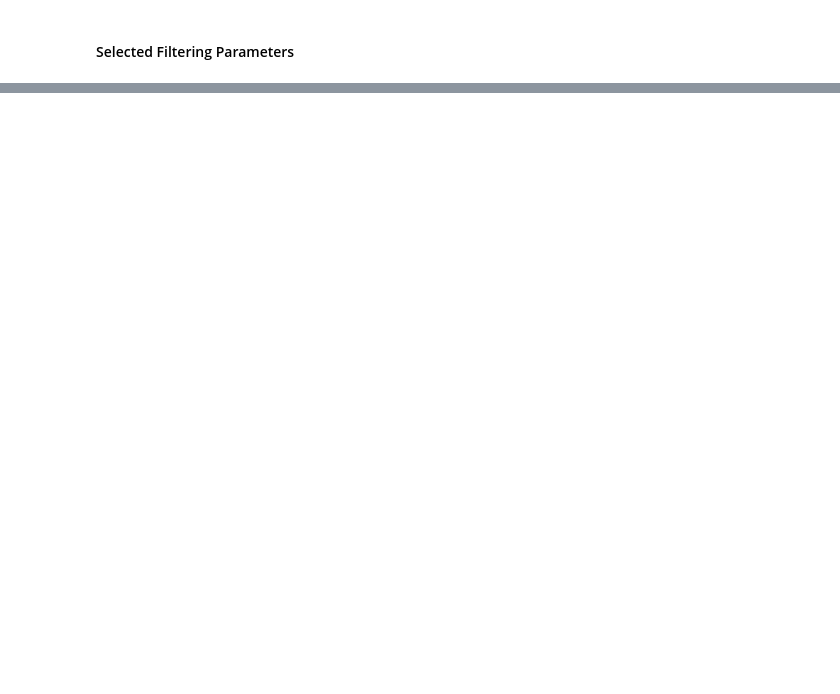
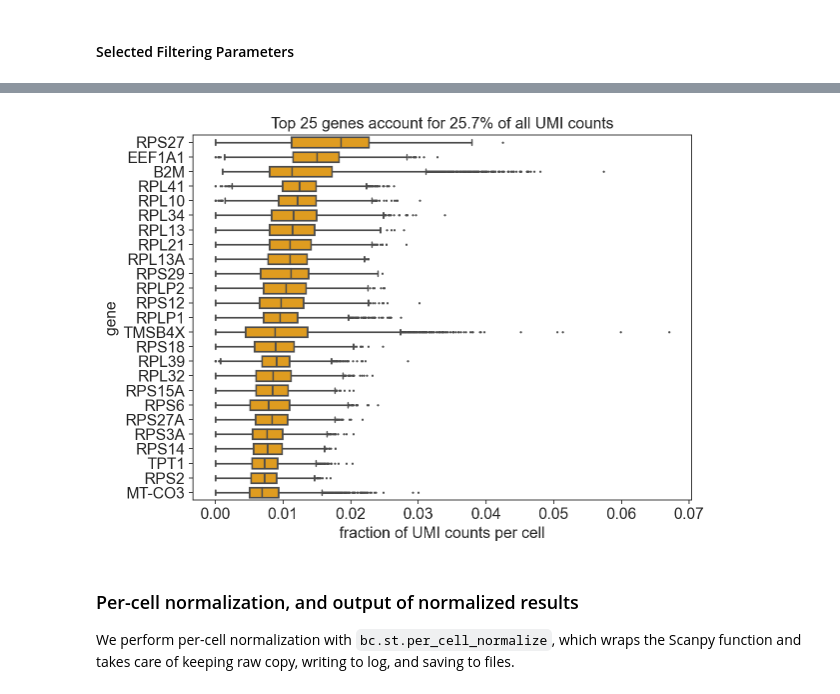
Before and after one commit to Accio/analysing-scRNAseq-with-scanpy-and-besca, a Jupyter notebook: guided-tour-to-BESCA-standard-workflow.ipynb, the cells around one changed output, grey strips where cells are left out. Cells and saved outputs as stored; diff of their text form; code cells hidden in the pictures; blank space fills up the shorter version.

```diff
--- a/guided-tour-to-BESCA-standard-workflow.ipynb
+++ b/guided-tour-to-BESCA-standard-workflow.ipynb
@@ -254,0 +319,11 @@ filtering1.show()
+# %%
+#display the top 25 genes in the dataset
+fig, ax = plt.subplots(ncols=1, nrows=1, figsize = (8, 6))
+bc.pl.top_genes_counts(adata=adata, top_n=25, ax = ax )
+fig.savefig(os.path.join(results_folder, 'figures/top_genes.png'), format='png', bbbox_inches = 'tight') #save figure for QC report
+# %% [output]
+[figure, added]
+# %% [markdown]
+### Per-cell normalization, and output of normalized results
+
+We perform per-cell normalization with `bc.st.per_cell_normalize`, which wraps the Scanpy function and takes care of keeping raw copy, writing to log, and saving to files.
```
Also changed, not shown: parts of 53 cells of this notebook.
